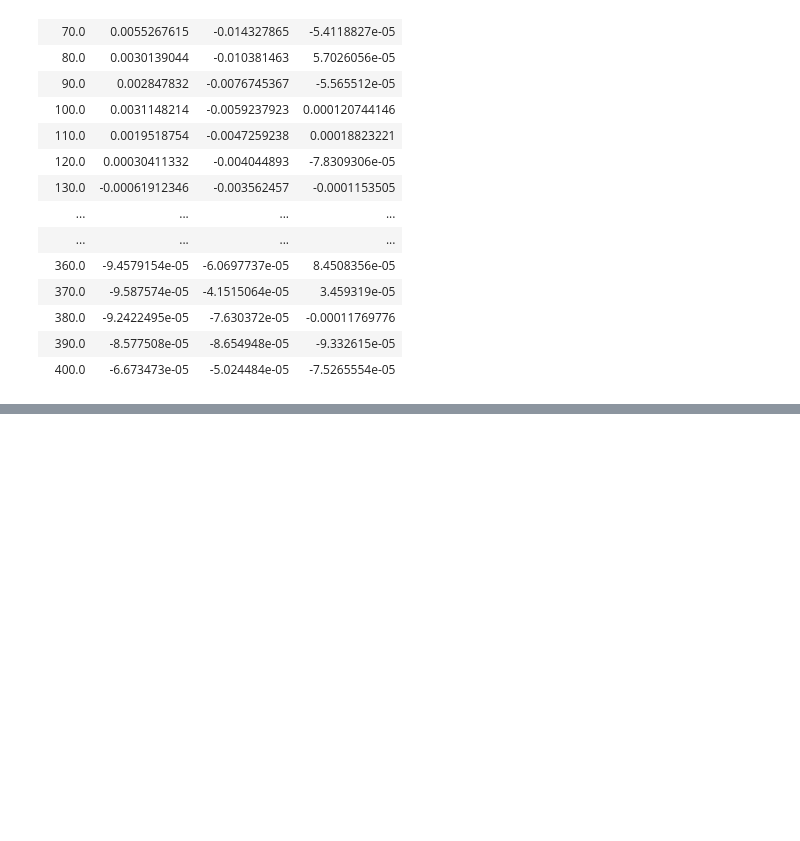
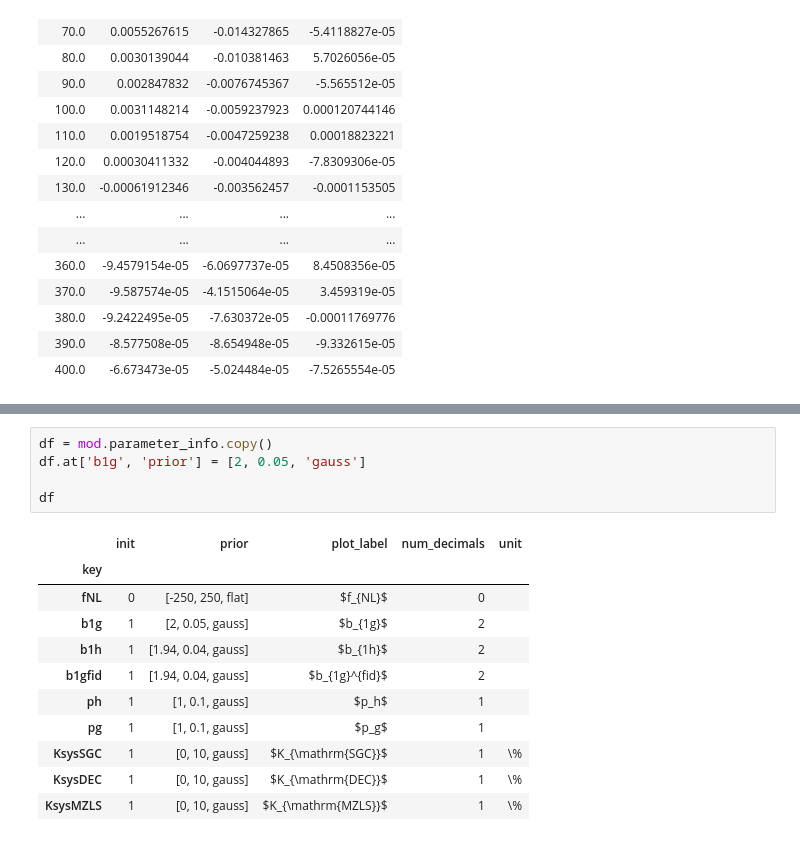
Before and after one commit to Hugh-Randall/MCMC_chain_code, a Jupyter notebook: scratch_work.ipynb, the cells around one changed output, grey strips where cells are left out. Saved outputs shown, nothing was run; the diff lists cells and outputs as text; blank space fills up the shorter version.

```diff
--- a/scratch_work.ipynb
+++ b/scratch_work.ipynb
@@ -170,0 +372,17 @@ Table length=36
+# %%
+df = mod.parameter_info.copy()
+df.at['b1g', 'prior'] = [2, 0.05, 'gauss']
+
+df
+# %% [output]
+|  | init | prior | plot_label | num_decimals | unit |
+| key |  |  |  |  |  |
+| fNL | 0 | [-250, 250, flat] | $f_{NL}$ | 0 |  |
+| b1g | 1 | [2, 0.05, gauss] | $b_{1g}$ | 2 |  |
+| b1h | 1 | [1.94, 0.04, gauss] | $b_{1h}$ | 2 |  |
+| b1gfid | 1 | [1.94, 0.04, gauss] | $b_{1g}^{fid}$ | 2 |  |
+| ph | 1 | [1, 0.1, gauss] | $p_h$ | 1 |  |
+| pg | 1 | [1, 0.1, gauss] | $p_g$ | 1 |  |
+| KsysSGC | 1 | [0, 10, gauss] | $K_{\mathrm{SGC}}$ | 1 | \% |
+| KsysDEC | 1 | [0, 10, gauss] | $K_{\mathrm{DEC}}$ | 1 | \% |
+| KsysMZLS | 1 | [0, 10, gauss] | $K_{\mathrm{MZLS}}$ | 1 | \% |
```
Also changed, not shown: parts of 12 cells of this notebook, 3 other files.
